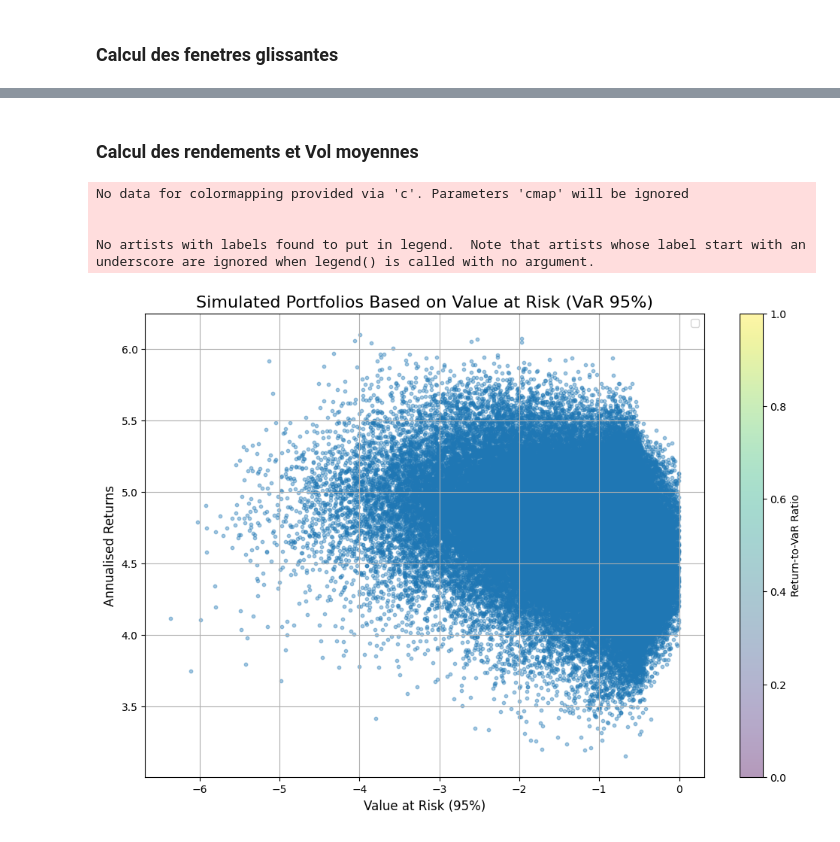
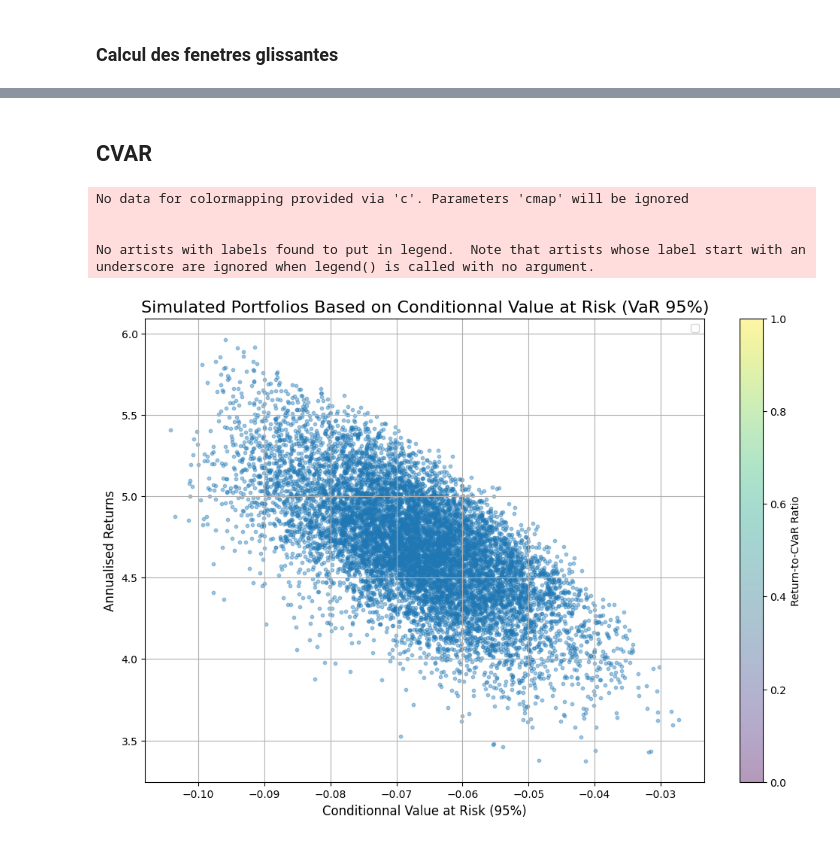
Before and after one commit to baptistedfr/Cross-Assets-Solutions, a Jupyter notebook: run.ipynb, the cells around one changed output, grey strips where cells are left out. Saved outputs shown, nothing was run; the diff lists cells and outputs as text; code cells hidden in the pictures.

```diff
--- a/run.ipynb
+++ b/run.ipynb
@@ -73,0 +91,15 @@ fig.show()
+# %%
+from scipy.optimize import Bounds
+from scipy.optimize import LinearConstraint
+from scipy.optimize import minimize
+bounds = Bounds(0, 1)
+linear_constraint = LinearConstraint(np.ones((len(indexes),), dtype=int),1,1)
+min_vol = lambda w: np.sqrt(np.dot(w,np.dot(w,cov_matrix)))
+weights = np.ones(len(indexes))
+x0 = weights/np.sum(weights)
+weights_min_vol = minimize(min_vol,x0,method='trust-constr',constraints = linear_constraint,bounds = bounds).x
+return_min_vol, vol_min_vol, sharpe_min_vol = portfolio_stats(weights_min_vol, mean_returns, cov_matrix)
+# %%
+max_sharpe = lambda w: np.sqrt(np.dot(w,np.dot(w,cov_matrix)))/mean_returns.dot(w)
+weights_max_sharpe = minimize(max_sharpe,x0,method='trust-constr',constraints = linear_constraint,bounds = bounds).x
+return_max_sharpe, vol_max_sharpe, sharpe_max_sharpe = portfolio_stats(weights_max_sharpe, mean_returns, cov_matrix)
@@ -74,11 +207,16 @@ fig.show()
+# %% [markdown]
+## CVAR
 # %%
 def ratio_cvar(mean_return, cvar):
     if cvar<0:
         return mean_return/cvar
     else:
         return mean_return*cvar
-# %% [markdown]
-### Calcul des rendements et Vol moyennes
+# %%
+def compute_cvar(window, confidence_level = 0.95):
+    var = np.percentile(window, (1 - confidence_level) * 100)  # Calcul de la VaR
+    cvar = np.mean(window[window <= min(var,10)])  # Calcul empirique de la CVaR
+    return cvar
 # %%
 # Nombre de portefeuilles à simuler
 num_portfolios = 10000
@@ -93,8 +231,9 @@ for i in tqdm(range(num_portfolios)):
     weights /= np.sum(weights)  # Normalisation des poids pour qu'ils somme à 1
 
     # Calcul du rendement attendu du portefeuille
-    portfolio_returns = np.dot(returns_5yr, weights)
-    mean_return = np.mean(portfolio_returns)
+    #portfolio_returns = np.dot(returns_5yr, weights)
+    portfolio_returns = np.dot(data_returns.dropna(), weights)
+    mean_return = np.mean(np.dot(returns_5yr, weights))
     cvar = compute_cvar(portfolio_returns)
     # Stocker les résultats
     results[0, i] = mean_return
@@ -128,20 +267,20 @@ for i in tqdm(range(num_portfolios)):
 # %%
 plt.figure(figsize=(12, 8))
 # Nuage de points pour les portefeuilles simulés
 plt.scatter(results[1, :], results[0, :], cmap='YlGnBu', marker='o', s=10, alpha=0.4)
-plt.colorbar(label='Return-to-VaR Ratio')
-plt.title('Simulated Portfolios Based on Value at Risk (VaR 95%)', fontsize=16)
-plt.xlabel('Value at Risk (95%)', fontsize=12)
+plt.colorbar(label='Return-to-CVaR Ratio')
+plt.title('Simulated Portfolios Based on Conditionnal Value at Risk (VaR 95%)', fontsize=16)
+plt.xlabel('Conditionnal Value at Risk (95%)', fontsize=12)
 plt.ylabel('Annualised Returns', fontsize=12)
 plt.legend(labelspacing=0.8)
 plt.grid(True)
 plt.show()
 # %% [output]
 No data for colormapping provided via 'c'. Parameters 'cmap' will be ignored
 
 
 No artists with labels found to put in legend.  Note that artists whose label start with an underscore are ignored when legend() is called with no argument.
-[figure, old version]
+[figure, new version]
 # %%
 num_portfolios = 10000
 import plotly.graph_objects as go
```
Also changed, not shown: parts of 16 cells of this notebook, 1 other file.
